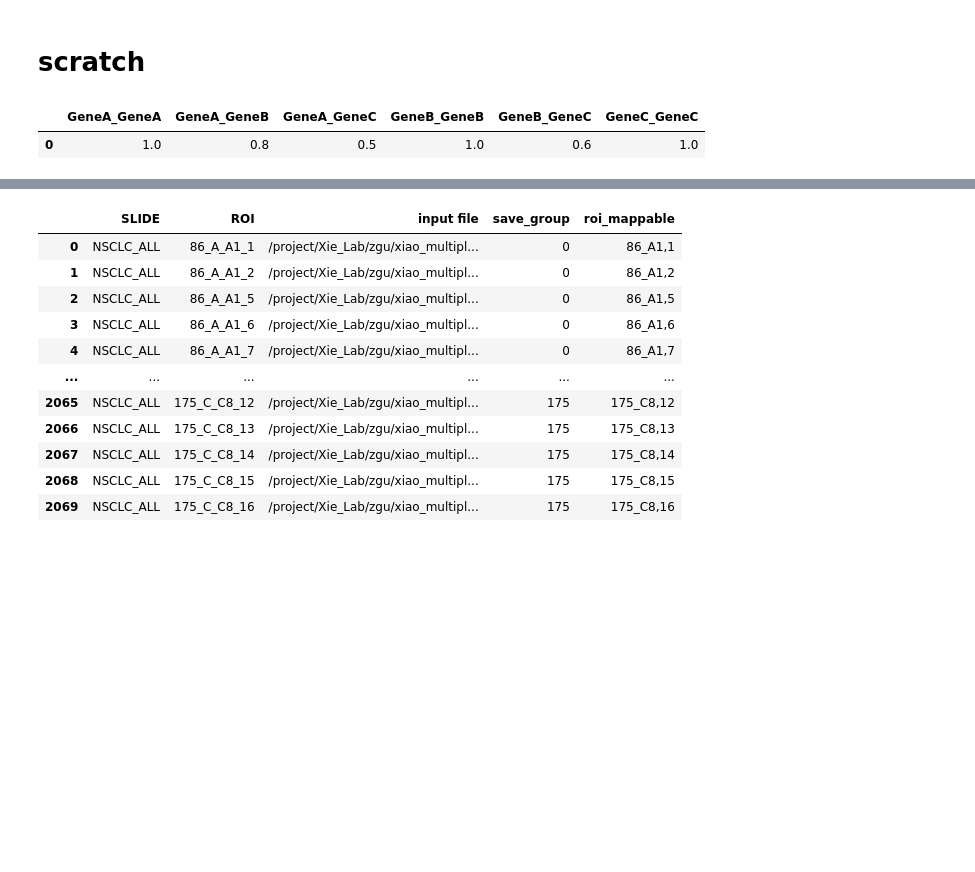
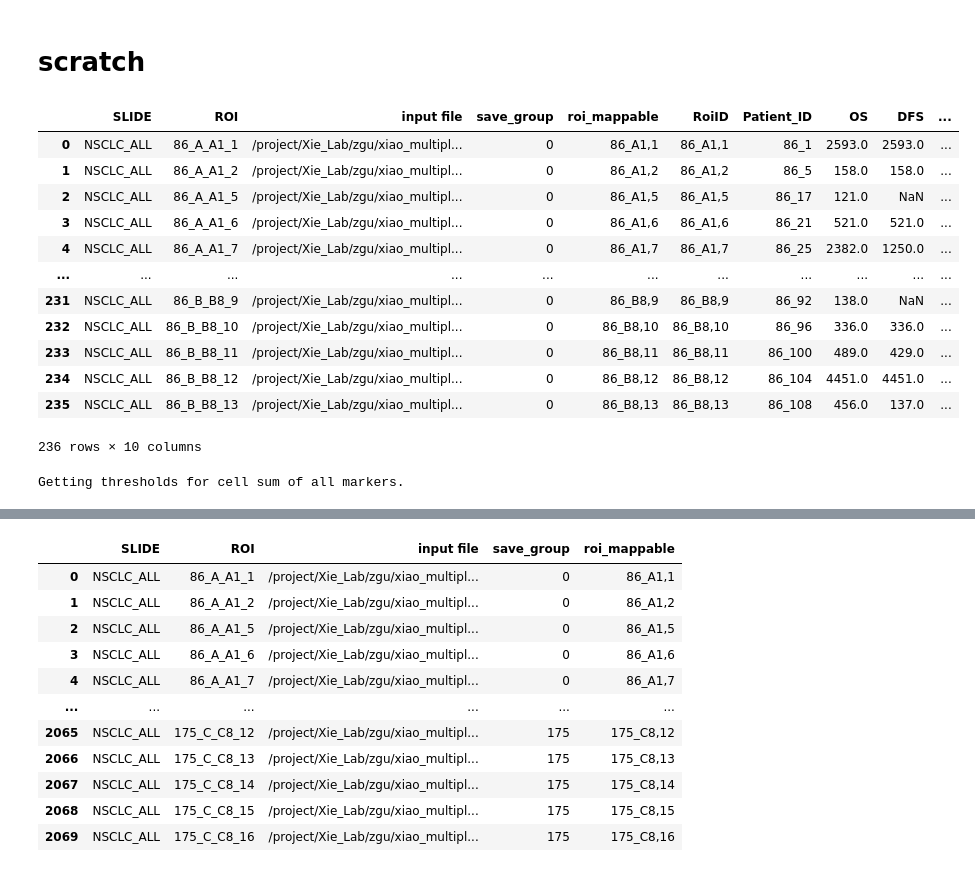
Before and after one commit to QBRC/multiTAP, a Jupyter notebook: notebooks/survival-analysis.ipynb, the cells around one changed output, grey strips where cells are left out. Saved outputs shown, nothing was run; the diff lists cells and outputs as text; code cells hidden in the pictures; blank space fills up the shorter version.

Commit message:
add patient-level cohort.co_expression analysis

```diff
--- a/notebooks/survival-analysis.ipynb
+++ b/notebooks/survival-analysis.ipynb
@@ -334,25 +341,3 @@ For each save group in sequential [0,1,2,3,4,5,175]
 -	Delete variable additional loaded pkl
 
 """
-# %%
-# Example symmetric co-expression matrix
-df = pd.DataFrame({
-    'GeneA': [1.0, 0.8, 0.5],
-    'GeneB': [0.8, 1.0, 0.6],
-    'GeneC': [0.5, 0.6, 1.0]
-}, index=['GeneA', 'GeneB', 'GeneC'])
-
-# Get upper triangle indices (including diagonal)
-mask = np.triu(np.ones(df.shape), k=0).astype(bool)
-i, j = np.where(mask)
-
-# Build column names and values
-colnames = [f"{df.index[r]}_{df.columns[c]}" for r, c in zip(i, j)]
-values = df.values[i, j]
-
-# Create wide-format DataFrame
-flat_df = pd.DataFrame([values], columns=colnames)
-flat_df
-# %% [output]
-|  | GeneA_GeneA | GeneA_GeneB | GeneA_GeneC | GeneB_GeneB | GeneB_GeneC | GeneC_GeneC |
-| 0 | 1.0 | 0.8 | 0.5 | 1.0 | 0.6 | 1.0 |
@@ -363,0 +344,55 @@ roi_list = roi_list[:2]
+# %%
+# contains the final list of patient included after quality check
+# for exclusion criteria see redistribute_save_groups.ipynb
+roi_pt_id_mapping = pd.read_csv('/project/Xie_Lab/zgu/xiao_multiplex/nsclc_multiTAP_work/roi_pt_id_mapping.csv')
+# redistribute_group = [86, 87, 88, 176, 178] # 175 is excluded bc it was processed separately
+
+prefix = 86
+prefix_pt_roi_path = f'/project/Xie_Lab/zgu/xiao_multiplex/nsclc_multiTAP_work/nsclc_save_group{prefix}/nsclc_save_group{prefix}.pkl'
+cytof_cohort_whole_slide = pkl.load(open(prefix_pt_roi_path, 'rb'))
+# roi_list = list(cytof_cohort_whole_slide.cytof_images.keys())
+# roi_list = roi_list[:2]
+pt_prefix_rois = roi_pt_id_mapping[roi_pt_id_mapping['ROI'].str.startswith(f'{prefix}_')].reset_index(drop=True)
+# %%
+pt_prefix_rois
+# %% [output]
+|  | SLIDE | ROI | input file | save_group | roi_mappable | RoiID | Patient_ID | OS | DFS | ... |
+| 0 | NSCLC_ALL | 86_A_A1_1 | /project/Xie_Lab/zgu/xiao_multipl... | 0 | 86_A1,1 | 86_A1,1 | 86_1 | 2593.0 | 2593.0 | ... |
+| 1 | NSCLC_ALL | 86_A_A1_2 | /project/Xie_Lab/zgu/xiao_multipl... | 0 | 86_A1,2 | 86_A1,2 | 86_5 | 158.0 | 158.0 | ... |
+| 2 | NSCLC_ALL | 86_A_A1_5 | /project/Xie_Lab/zgu/xiao_multipl... | 0 | 86_A1,5 | 86_A1,5 | 86_17 | 121.0 | NaN | ... |
+| 3 | NSCLC_ALL | 86_A_A1_6 | /project/Xie_Lab/zgu/xiao_multipl... | 0 | 86_A1,6 | 86_A1,6 | 86_21 | 521.0 | 521.0 | ... |
+| 4 | NSCLC_ALL | 86_A_A1_7 | /project/Xie_Lab/zgu/xiao_multipl... | 0 | 86_A1,7 | 86_A1,7 | 86_25 | 2382.0 | 1250.0 | ... |
+| ... | ... | ... | ... | ... | ... | ... | ... | ... | ... | ... |
+| 231 | NSCLC_ALL | 86_B_B8_9 | /project/Xie_Lab/zgu/xiao_multipl... | 0 | 86_B8,9 | 86_B8,9 | 86_92 | 138.0 | NaN | ... |
+| 232 | NSCLC_ALL | 86_B_B8_10 | /project/Xie_Lab/zgu/xiao_multipl... | 0 | 86_B8,10 | 86_B8,10 | 86_96 | 336.0 | 336.0 | ... |
+| 233 | NSCLC_ALL | 86_B_B8_11 | /project/Xie_Lab/zgu/xiao_multipl... | 0 | 86_B8,11 | 86_B8,11 | 86_100 | 489.0 | 429.0 | ... |
+| 234 | NSCLC_ALL | 86_B_B8_12 | /project/Xie_Lab/zgu/xiao_multipl... | 0 | 86_B8,12 | 86_B8,12 | 86_104 | 4451.0 | 4451.0 | ... |
+| 235 | NSCLC_ALL | 86_B_B8_13 | /project/Xie_Lab/zgu/xiao_multipl... | 0 | 86_B8,13 | 86_B8,13 | 86_108 | 456.0 | 137.0 | ... |
+236 rows × 10 columns
+# %%
+prefix_pt_ids = np.unique([pt_prefix_rois['Patient_ID']])
+
+# process for each patient
+for pt_id in prefix_pt_ids:
+    per_pt_roi_dict = dict() # to be pass into CytofCohort later
+
+    # load the pt's ROIs
+    df_to_load = pt_prefix_rois[pt_prefix_rois['Patient_ID']==pt_id]
+
+    # load all of this pt's ROI into a new dict
+    for index, row in df_to_load.iterrows():
+        new_key = f"{row['SLIDE']}_{row['ROI']}"
+        per_pt_roi_dict[new_key] = cytof_cohort_whole_slide.cytof_images[new_key]
+
+    # df_cohort not saved, creating one automatically from CytofCohort
+    per_pt_cohort = CytofCohort(cytof_images=per_pt_roi_dict, dir_out=None)
+    per_pt_cohort.batch_process_feature()
+    per_pt_cohort.generate_summary()
+
+    slide_co_expression_dict = per_pt_cohort.co_expression_analysis()
+
+    edge_percentage_norm, column_names = slide_co_expression_dict['NSCLC_ALL']
+
+    break
+# %% [output]
+Getting thresholds for cell sum of all markers.
```
Also changed, not shown: parts of 9 cells of this notebook, 2 other files.
